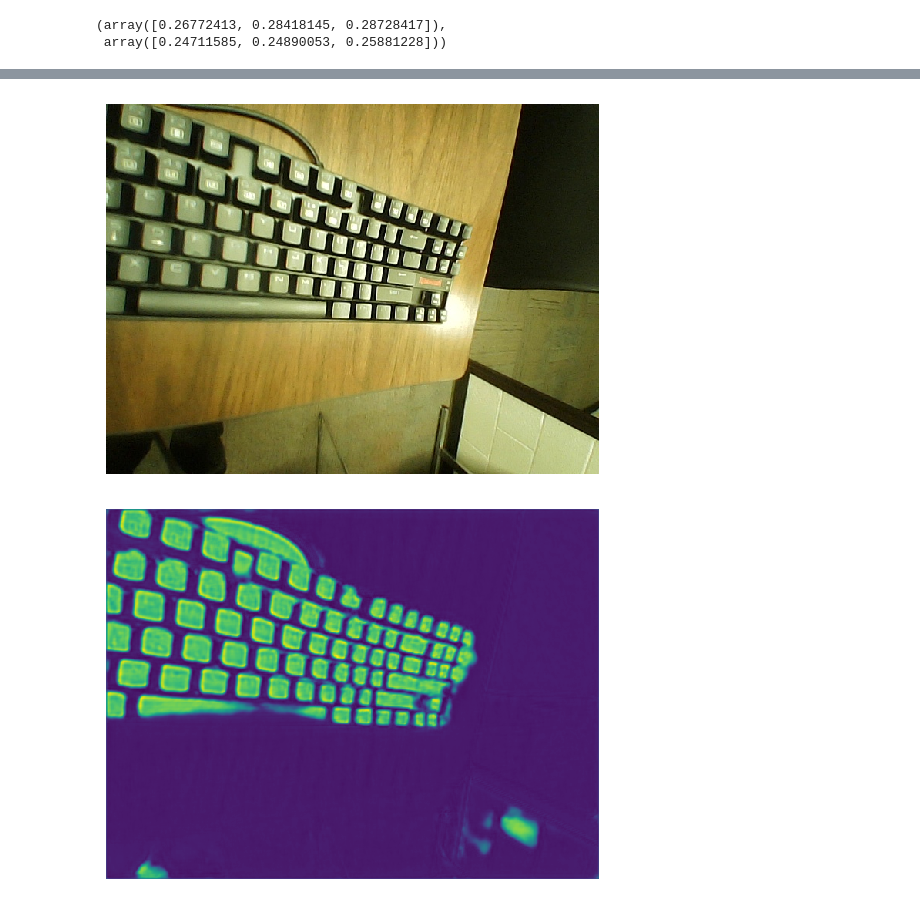
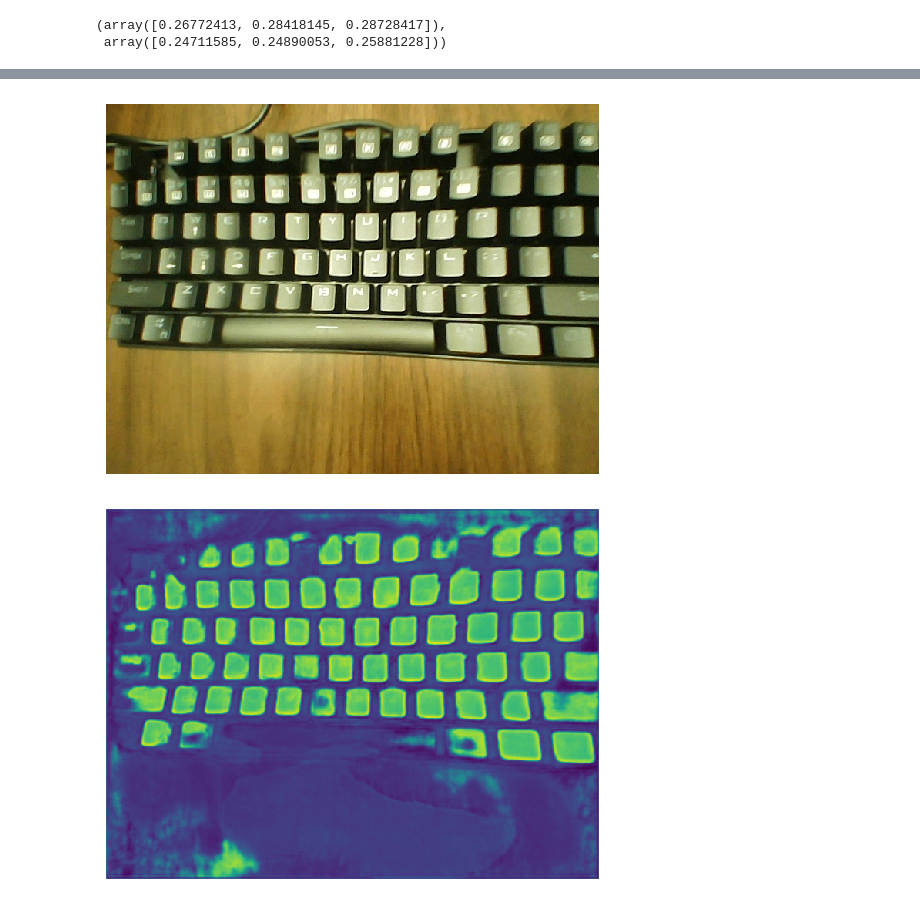
Before and after one commit to umrover/keyboard-detection, a Jupyter notebook: binary-segmentation.ipynb, the cells around one changed output, grey strips where cells are left out. Saved outputs shown, nothing was run; the diff lists cells and outputs as text; code cells hidden in the pictures.

```diff
--- a/binary-segmentation.ipynb
+++ b/binary-segmentation.ipynb
@@ -306,25 +346,24 @@ BinarySegmentationModel(
 )
 # %%
 from torchvision.transforms import v2 as transforms
+import numpy as np
 
 transform = transforms.Compose([
     transforms.ToImage(),
     transforms.Resize(SIZE),
     transforms.ToDtype(torch.float32, scale=True),
     transforms.Normalize(mean, std),
 ])
 
-i = 5
+i = 2
 img = Image.open(f"datasets/test/{i}.jpg")
-img = transform(img).unsqueeze(0).to("mps")
+pred = model(transform(img).unsqueeze(0).to("mps")).detach()
+
+pred = pred.cpu().numpy()[0][0]
+img = np.array(img)
+
+imshow(img)
+imshow(pred)
+# %% [output]
+[figure, added]
+[figure, added]
-# %%
-pred = model(img).detach()
-
-pred = pred.cpu().numpy()[0]
-img = np.array(Image.open(f"datasets/test/{i}.jpg"))
-
-imshow(img)
-imshow(pred)
-# %% [output]
-[figure, removed]
-[figure, removed]
```
Also changed, not shown: parts of 17 cells of this notebook, 3 other files.
